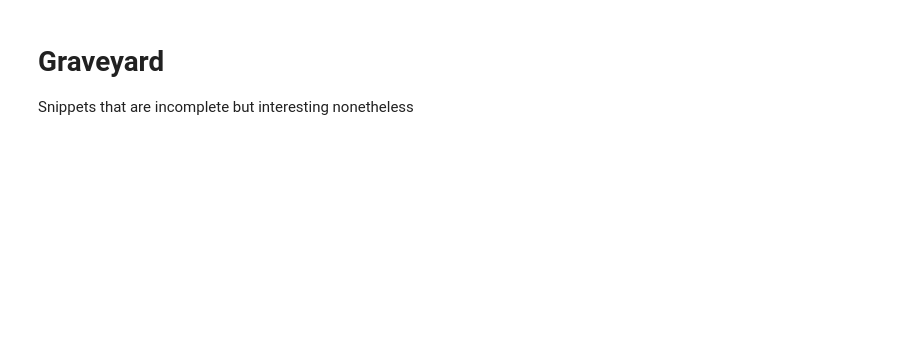
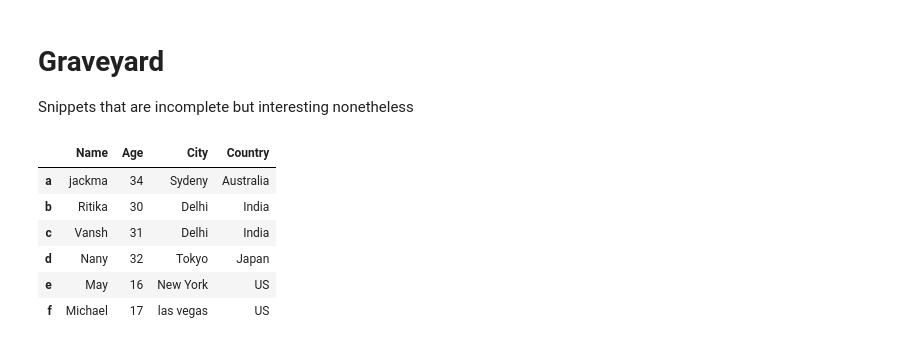
Before and after one commit to mspoorendonk/drivendata, a Jupyter notebook: drivendata_waterpump.ipynb, the cells around one changed output. Saved outputs shown, nothing was run; the diff lists cells and outputs as text; code cells hidden in the pictures; blank space fills up the shorter version.

```diff
--- a/drivendata_waterpump.ipynb
+++ b/drivendata_waterpump.ipynb
@@ -729,3 +755,33 @@ if False:
   accuracy=calc_accuracy(y_pred, Y_test)
   print("n_neighbors: %d   Accuracy on test set: %.2f   #correct: %d" % (d, accuracy, correct))
   accuracy_xgboost=accuracy
+# %%
+# creating and initializing a nested list
+students = [['jackma', 34, 'Sydeny', 'Australia'],
+            ['Ritika', 30, 'Delhi', 'India'],
+            ['Vansh', 31, 'Delhi', 'India'],
+            ['Nany', 32, 'Tokyo', 'Japan'],
+            ['May', 16, 'New York', 'US'],
+            ['Michael', 17, 'las vegas', 'US']]
+
+# Create a DataFrame object
+d1 = pd.DataFrame(students,
+                  columns=['Name', 'Age', 'City', 'Country'],
+                  index=['a', 'b', 'c', 'd', 'e', 'f'])
+
+students2 = [['jackma', 34,  'Australia'],
+            ['Ritika', 30, 'India']]
+
+d2 = pd.DataFrame(students2,
+                  columns=['Name', 'Age', 'Country'],
+                  index=['a', 'b'])
+# %%
+d1
+# %% [output]
+|  | Name | Age | City | Country |
+| a | jackma | 34 | Sydeny | Australia |
+| b | Ritika | 30 | Delhi | India |
+| c | Vansh | 31 | Delhi | India |
+| d | Nany | 32 | Tokyo | Japan |
+| e | May | 16 | New York | US |
+| f | Michael | 17 | las vegas | US |
```
Also changed, not shown: parts of 8 cells of this notebook.
